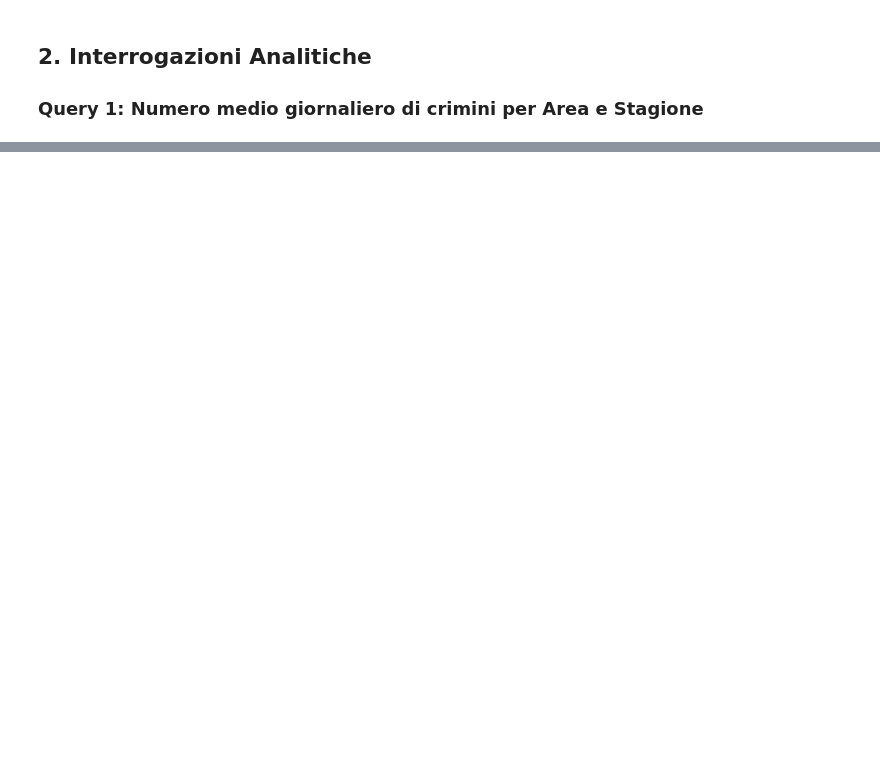
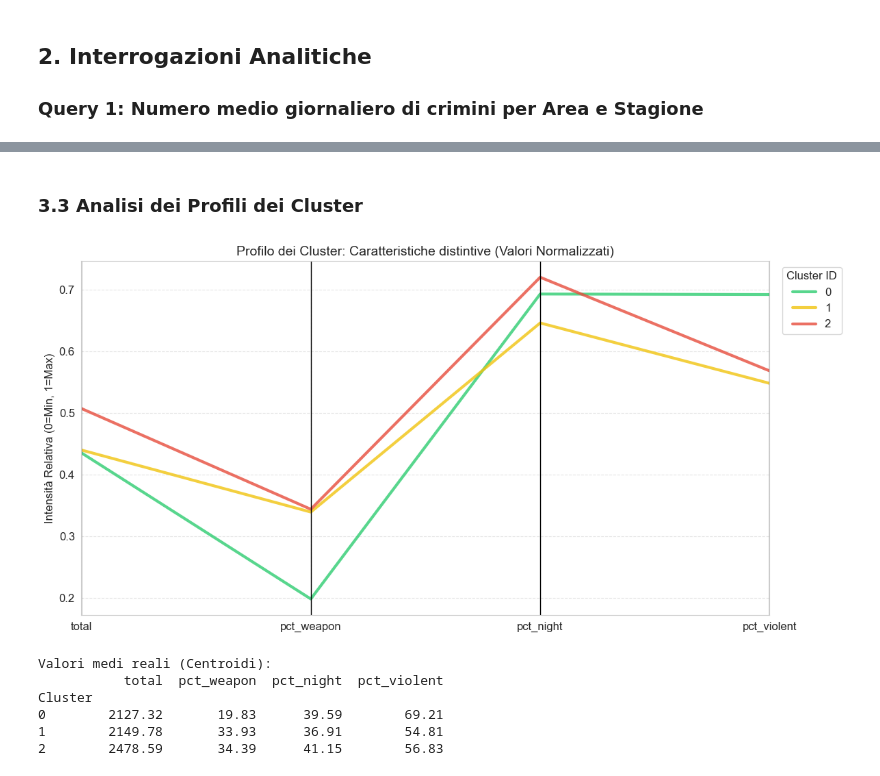
Before and after one commit to SickCiQuattro/SEBD_homework, a Jupyter notebook: InfluxDB/los_angeles_crime_data.ipynb, the cells around one changed output, grey strips where cells are left out. Saved outputs shown, nothing was run; the diff lists cells and outputs as text; code cells hidden in the pictures; blank space fills up the shorter version.

```diff
--- a/InfluxDB/los_angeles_crime_data.ipynb
+++ b/InfluxDB/los_angeles_crime_data.ipynb
@@ -1504,0 +857,36 @@ print("Notebook completato - Connessione chiusa")
+# %% [markdown]
+### 3.3 Analisi dei Profili dei Cluster
+# %%
+# Calcolo Centroidi
+centroids = df_results.groupby('Cluster')[feature_cols].mean()
+
+# Normalizzazione Min-Max (solo per visualizzazione pulita)
+centroids_norm = (centroids - df_results[feature_cols].min()) / (df_results[feature_cols].max() - df_results[feature_cols].min())
+
+# Grafico
+plt.figure(figsize=(12, 6))
+pd.plotting.parallel_coordinates(
+    centroids_norm.reset_index(),
+    'Cluster',
+    color=['#2ecc71', '#f1c40f', '#e74c3c'],
+    linewidth=3,
+    alpha=0.8
+)
+
+plt.title('Profilo dei Cluster: Caratteristiche distintive (Valori Normalizzati)', fontsize=14)
+plt.ylabel('Intensità Relativa (0=Min, 1=Max)')
+plt.grid(True, linestyle='--', alpha=0.5)
+plt.legend(title='Cluster ID', bbox_to_anchor=(1.01, 1))
+plt.tight_layout()
+plt.show()
+
+print("Valori medi reali (Centroidi):")
+print(centroids.round(2))
+# %% [output]
+[figure, added]
+Valori medi reali (Centroidi):
+           total  pct_weapon  pct_night  pct_violent
+Cluster
+0        2127.32       19.83      39.59        69.21
+1        2149.78       33.93      36.91        54.81
+2        2478.59       34.39      41.15        56.83
```
Also changed, not shown: parts of 30 cells of this notebook.
